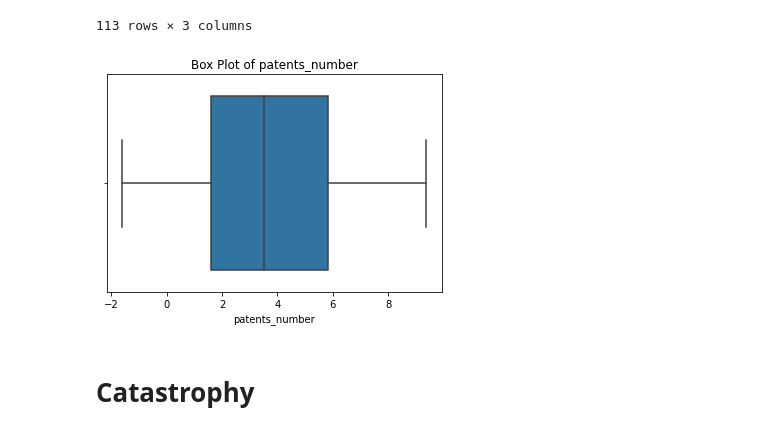
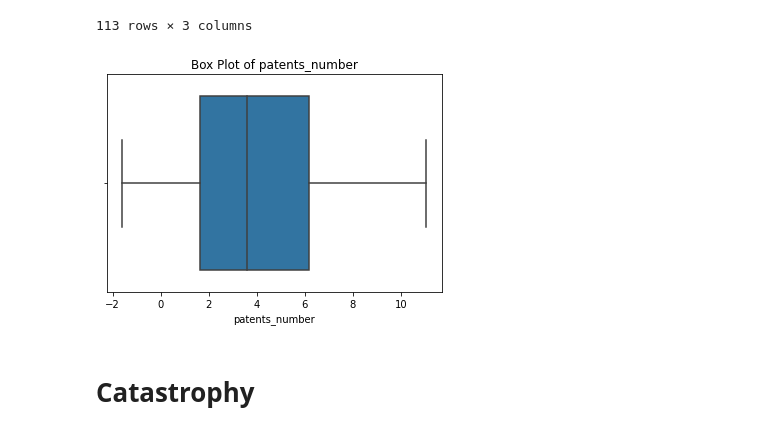
Before and after one commit to igordall/green-patents, a Jupyter notebook: Elephant_V2.ipynb, the cells around one changed output. Cells and saved outputs as stored; diff of their text form; code cells hidden in the pictures.

```diff
--- a/Elephant_V2.ipynb
+++ b/Elephant_V2.ipynb
@@ -310,12 +315,12 @@ patents[patents['patents_number'] > 6000]
 | 964 | china (people's republic of) | 55117.9722 | 2021 |
 113 rows × 3 columns
 # %%
-sns.boxplot(x=np.log(patents_crop['patents_number']))
+sns.boxplot(x=np.log(patents['patents_number']))
 plt.title('Box Plot of patents_number')
 # plt.xscale('log')
 plt.show()
 # %% [output]
-[figure, old version]
+[figure, new version]
 # %% [markdown]
 # Catastrophy
 # %%
```
Also changed, not shown: parts of 65 cells of this notebook.
